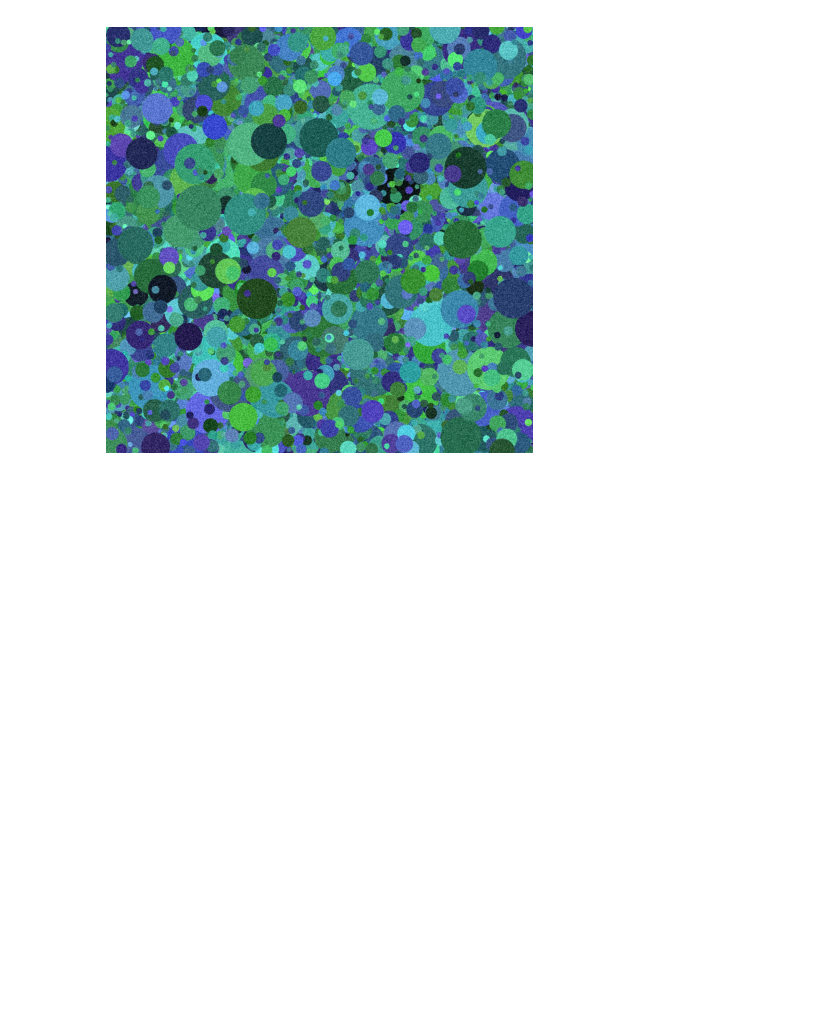
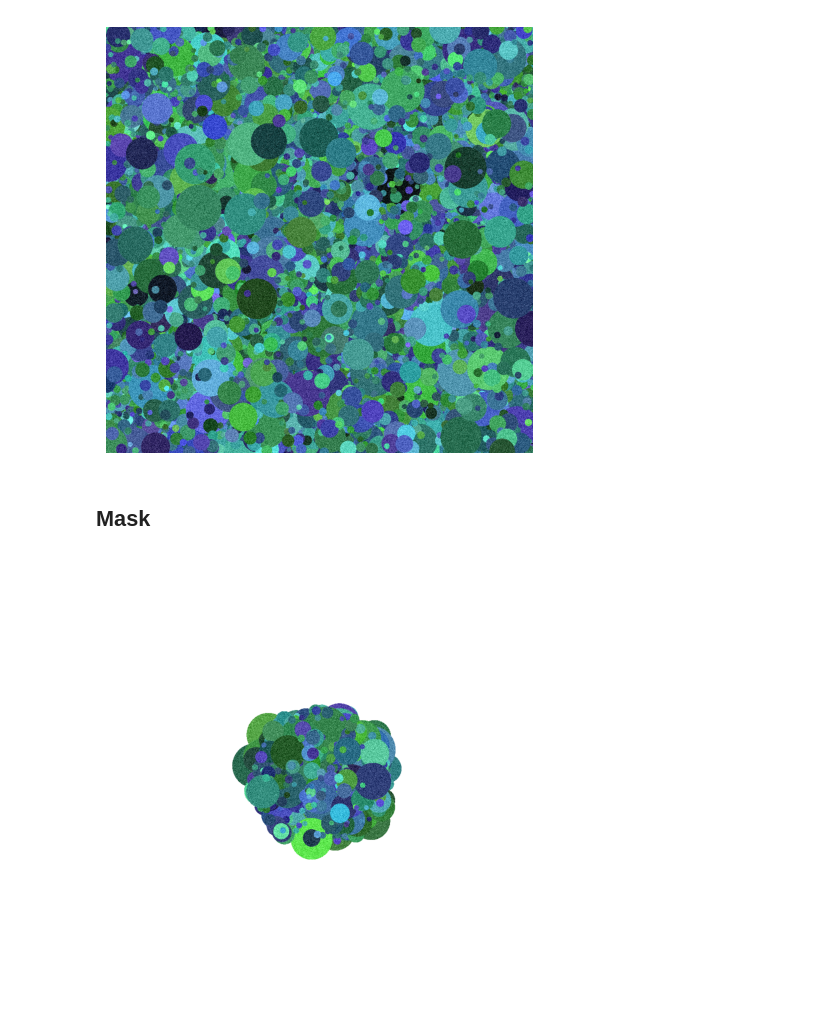
Before and after one commit to ag-perception-wallis-lab/deadleaves, a Jupyter notebook: examples/demo.ipynb, the cells around one changed output. Saved outputs shown, nothing was run; the diff lists cells and outputs as text; code cells hidden in the pictures; blank space fills up the shorter version.

Commit message:
Add option to mask positions and create DLIs in any shape

```diff
--- a/examples/demo.ipynb
+++ b/examples/demo.ipynb
@@ -41,3 +41,36 @@ image = colormodel1.sample_image()
 colormodel1.show(image)
 # %% [output]
 [figure]
+# %% [markdown]
+## Mask
+# %%
+import torch
+
+position_mask = model1._circular_leaf_mask(
+    {
+        'x_pos': 500,
+        'y_pos': 500,
+        'area': torch.tensor([80000], device = model1.device)
+        }
+)
+
+model2 = DeadLeavesModel(
+    "circular",
+    shape_params,
+    (1000,1000),
+    position_mask
+)
+
+leaves, partition = model2.sample_partition()
+
+colormodel2 = DeadLeavesImage(
+    leaves,
+    partition,
+    color_params,
+    texture_params,
+    background_color = torch.tensor([1.,1.,1.], device=model2.device)
+    )
+image = colormodel2.sample_image()
+colormodel2.show(image)
+# %% [output]
+[figure, added]
```
Also changed, not shown: 1 other file.
